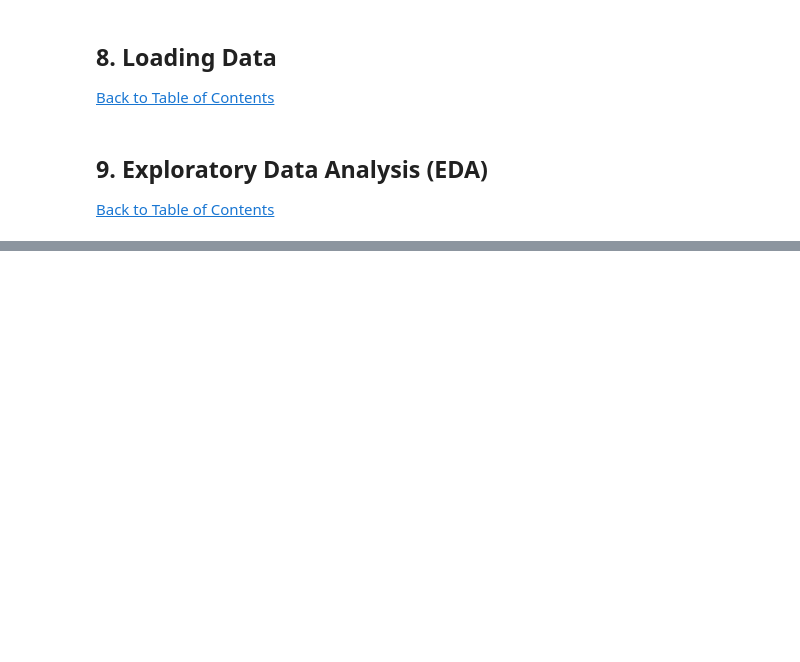
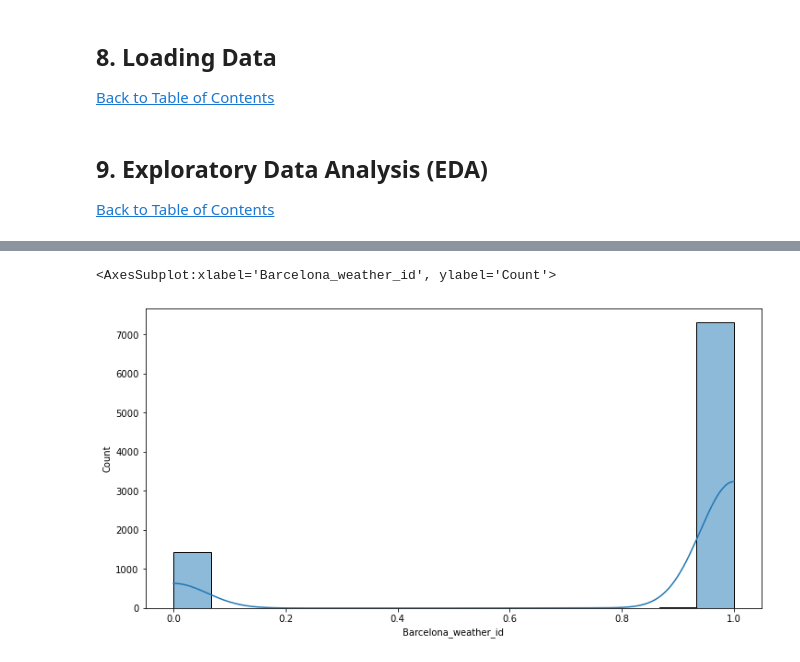
Before and after one commit to aka-TheJew/EXPLORE-TEAM-NM7-PROJECT-WORK, a Jupyter notebook: TEAM NM7.ipynb, the cells around one changed output, grey strips where cells are left out. Saved outputs shown, nothing was run; the diff lists cells and outputs as text; code cells hidden in the pictures; blank space fills up the shorter version.

```diff
--- a/TEAM NM7.ipynb
+++ b/TEAM NM7.ipynb
@@ -156,0 +843,5 @@ The provided features given for the predict includes temperature, windspeed, hum
+# %%
+sns.histplot(data = Train_New['Barcelona_weather_id'], kde = True)
+# %% [output]
+<AxesSubplot:xlabel='Barcelona_weather_id', ylabel='Count'>
+[figure, added]
```
Also changed, not shown: parts of 147 cells of this notebook.
